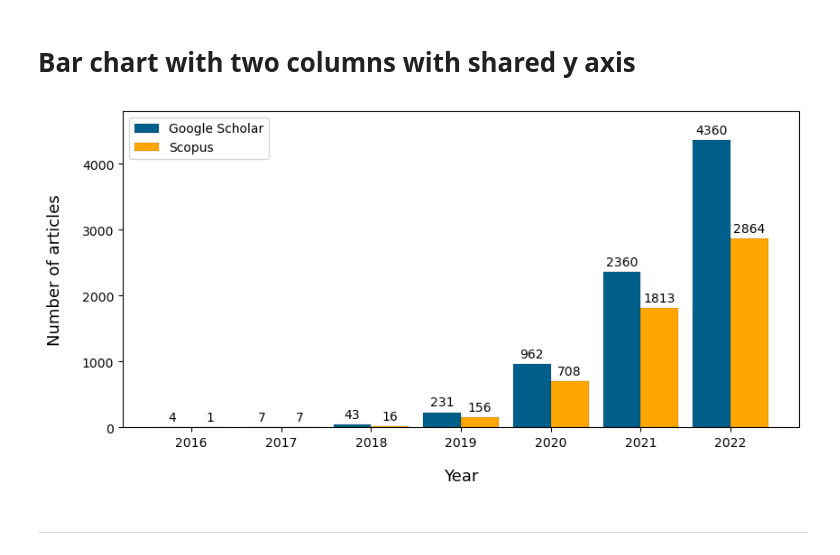
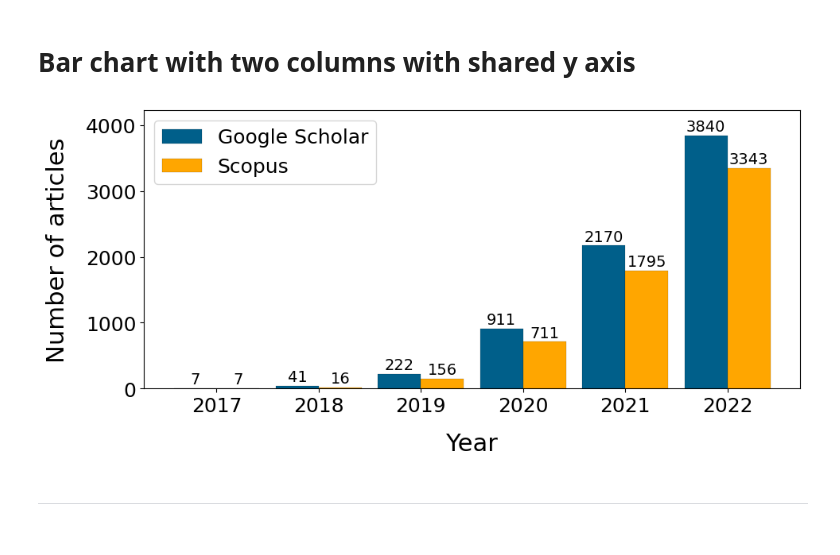
Before and after one commit to sfandres/federated-graphs, a Jupyter notebook: bar_charts.ipynb, the cells around one changed output. Cells and saved outputs as stored; diff of their text form; code cells hidden in the pictures.

Commit message:
Update bar_charts according to Sergio's paper

```diff
--- a/bar_charts.ipynb
+++ b/bar_charts.ipynb
@@ -156,7 +156,7 @@ def double_bar_plot_shared_axis(data_x, data_y1, data_y2,
            label=r'{}'.format(y1_label),
            zorder=3)
 
-    ax.set_ylabel(y_axis_label, labelpad=15, fontsize=13)  # 17
+    ax.set_ylabel(y_axis_label, labelpad=15, fontsize=22)
     max_y_value = np.maximum(v1, v2)
     ax.set_ylim(0, np.max(max_y_value) + np.max(max_y_value) * 0.1)
 
@@ -181,13 +181,18 @@ def double_bar_plot_shared_axis(data_x, data_y1, data_y2,
         ax.annotate(format(bar.get_height(), '.0f'),
                     (bar.get_x() + bar.get_width() / 2, bar.get_height()),
                     ha='center', va='center',
-                    xytext=(0, 8),  # size=13,
+                    xytext=(0, 8),
+                    size=14,
                     textcoords='offset points')
+
+    # ax.tick_params(axis='both', which='minor', labelsize=18)
+    plt.xticks(fontsize=18)
+    plt.yticks([0,1000,2000,3000,4000],fontsize=18)
 
     # Set X ticks and label.
     plt.xticks([r + barWidth - barWidth/2 for r in range(len(v1))],
                data_x)
-    ax.set_xlabel(x_axis_label, labelpad=15, fontsize=13)
+    ax.set_xlabel(x_axis_label, labelpad=15, fontsize=22)
 
     # Legend.
     handles, labels = [], []
@@ -196,7 +201,7 @@ def double_bar_plot_shared_axis(data_x, data_y1, data_y2,
             handles.append(h)
             labels.append(l)
 
-    plt.legend(handles, labels)
+    plt.legend(handles, labels, fontsize=18)
 
     # Set grid.
     # plt.grid(axis='y',
@@ -223,24 +228,24 @@ def double_bar_plot_shared_axis(data_x, data_y1, data_y2,
                 dpi=400,
                 bbox_inches='tight')
 # %%
-data_x = [2016 + x for x in range(0, 7)]
-data_scholar = [4, 7, 43, 231, 962, 2360, 4360]
-data_scopus = [1, 7, 16, 156, 708, 1813, 2864]
-fig_size = (10, 4.8)  # Default values for Sergio's paper (6.4, 4.8).
+data_x = [2017 + x for x in range(0, 6)]
+data_scholar = [7, 41, 222, 911, 2170, 3840]
+data_scopus = [7, 16, 156, 711, 1795, 3343]
+fig_size = (11, 4.8)  # Default values for Sergio's paper (6.4, 4.8).
 
 double_bar_plot_shared_axis(
     data_x,
     data_scholar,
     data_scopus,
     x_axis_label='Year',
     y_axis_label='Number of articles',
     y1_label='Google Scholar',
     y2_label='Scopus',
     plt_name='02-fl-articles',
     fig_size=fig_size
 )
 # %% [output]
-[figure, old version]
+[figure, new version]
 # %% [markdown]
 ***
 # %% [markdown]
```
